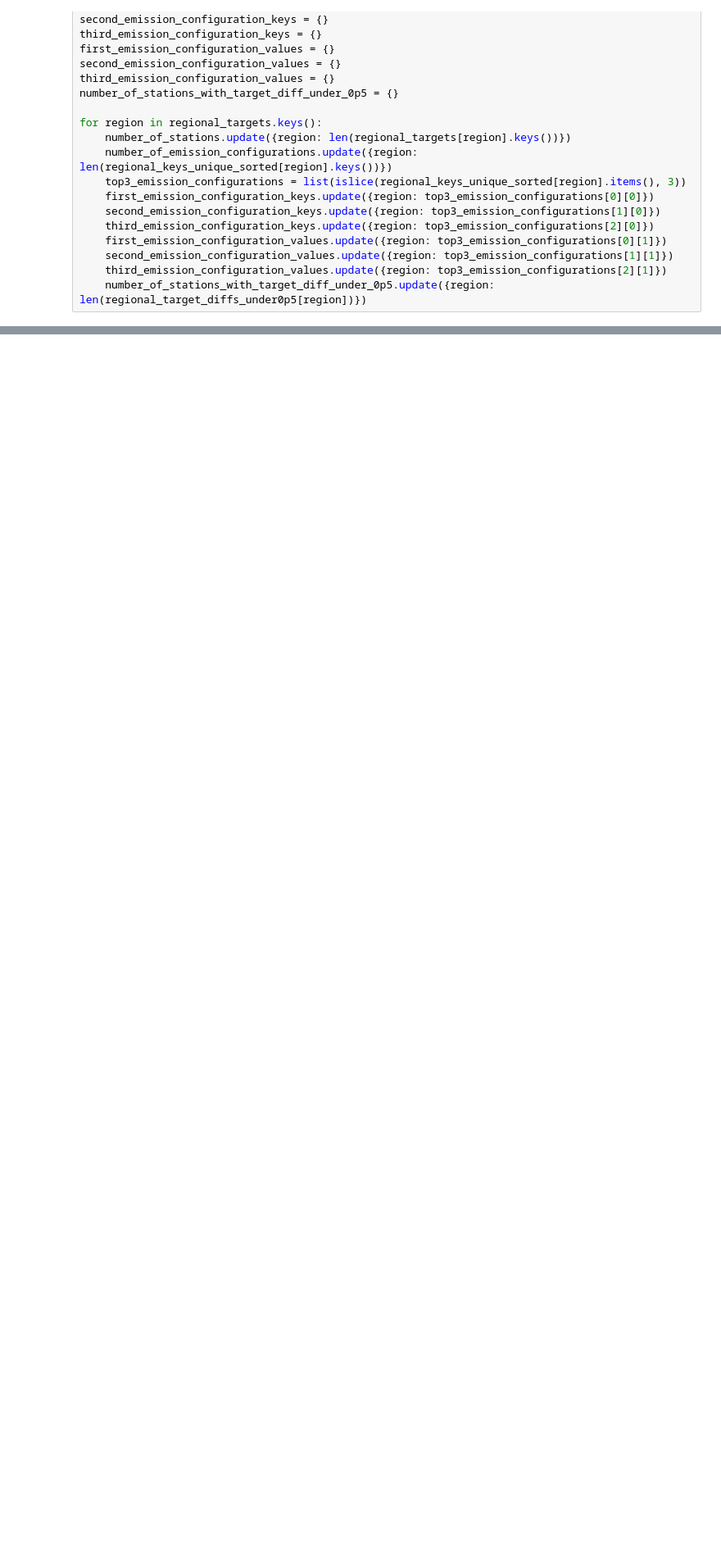
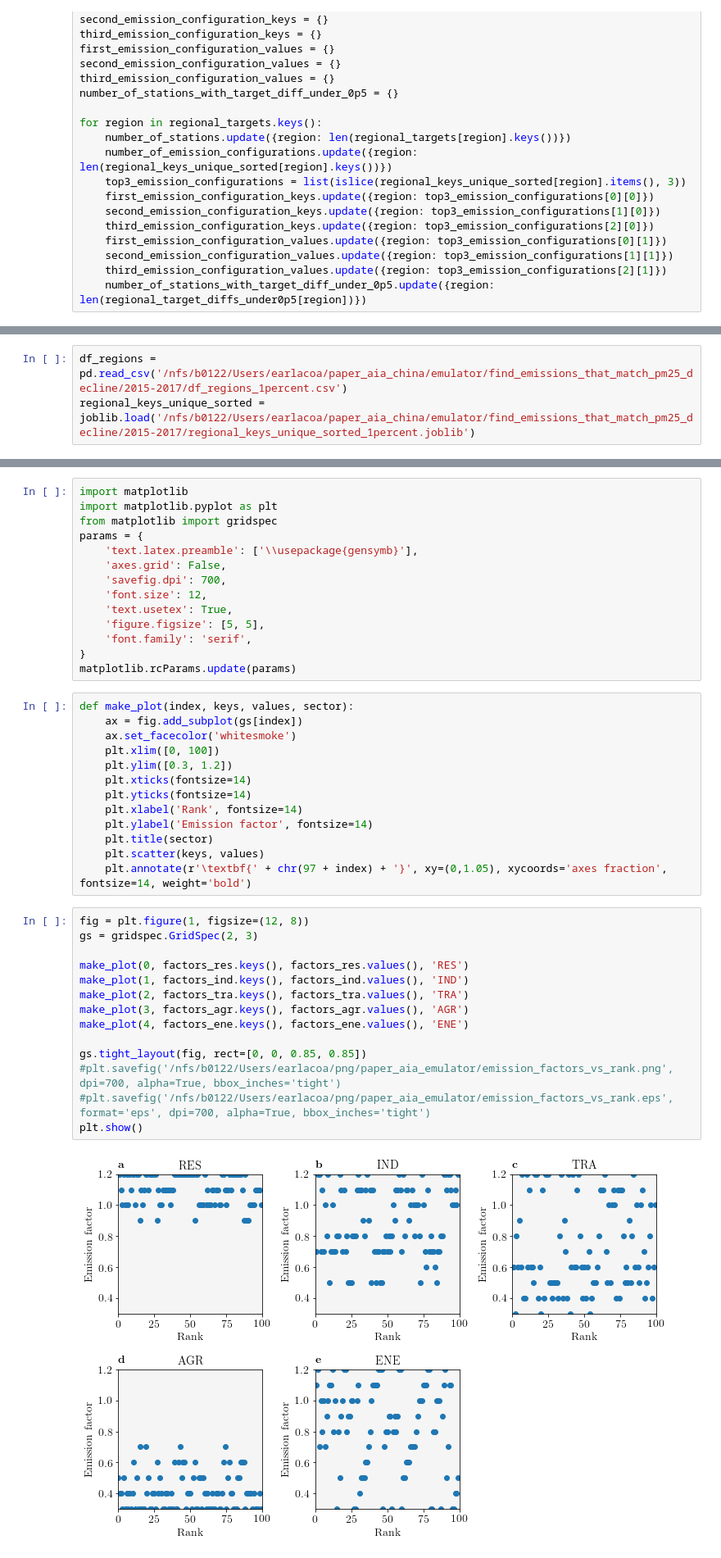
Before and after one commit to lukeconibear/emulator, a Jupyter notebook: find_emissions_that_caused_PM2.5_decline.ipynb, the cells around one changed output, grey strips where cells are left out. Shown at 82% size. Drawn from its saved outputs; the diff is of its cells as text; blank space fills up the shorter version.

```diff
--- a/find_emissions_that_caused_PM2.5_decline.ipynb
+++ b/find_emissions_that_caused_PM2.5_decline.ipynb
@@ -318,0 +376,3 @@ df_regions
+# %%
+df_regions = pd.read_csv('/nfs/b0122/Users/earlacoa/paper_aia_china/emulator/find_emissions_that_match_pm25_decline/2015-2017/df_regions_1percent.csv')
+regional_keys_unique_sorted = joblib.load('/nfs/b0122/Users/earlacoa/paper_aia_china/emulator/find_emissions_that_match_pm25_decline/2015-2017/regional_keys_unique_sorted_1percent.joblib')
@@ -318,0 +397,43 @@ df_regions
+# %%
+import matplotlib
+import matplotlib.pyplot as plt
+from matplotlib import gridspec
+params = {
+    'text.latex.preamble': ['\\usepackage{gensymb}'],
+    'axes.grid': False,
+    'savefig.dpi': 700,
+    'font.size': 12,
+    'text.usetex': True,
+    'figure.figsize': [5, 5],
+    'font.family': 'serif',
+}
+matplotlib.rcParams.update(params)
+# %%
+def make_plot(index, keys, values, sector):
+    ax = fig.add_subplot(gs[index])
+    ax.set_facecolor('whitesmoke')
+    plt.xlim([0, 100])
+    plt.ylim([0.3, 1.2])
+    plt.xticks(fontsize=14)
+    plt.yticks(fontsize=14)
+    plt.xlabel('Rank', fontsize=14)
+    plt.ylabel('Emission factor', fontsize=14)
+    plt.title(sector)
+    plt.scatter(keys, values)
+    plt.annotate(r'\textbf{' + chr(97 + index) + '}', xy=(0,1.05), xycoords='axes fraction', fontsize=14, weight='bold')
+# %%
+fig = plt.figure(1, figsize=(12, 8))
+gs = gridspec.GridSpec(2, 3)
+
+make_plot(0, factors_res.keys(), factors_res.values(), 'RES')
+make_plot(1, factors_ind.keys(), factors_ind.values(), 'IND')
+make_plot(2, factors_tra.keys(), factors_tra.values(), 'TRA')
+make_plot(3, factors_agr.keys(), factors_agr.values(), 'AGR')
+make_plot(4, factors_ene.keys(), factors_ene.values(), 'ENE')
+
+gs.tight_layout(fig, rect=[0, 0, 0.85, 0.85])
+#plt.savefig('/nfs/b0122/Users/earlacoa/png/paper_aia_emulator/emission_factors_vs_rank.png', dpi=700, alpha=True, bbox_inches='tight')
+#plt.savefig('/nfs/b0122/Users/earlacoa/png/paper_aia_emulator/emission_factors_vs_rank.eps', format='eps', dpi=700, alpha=True, bbox_inches='tight')
+plt.show()
+# %% [output]
+[figure, added]
```
Also changed, not shown: parts of 21 cells of this notebook, 4 other files.
